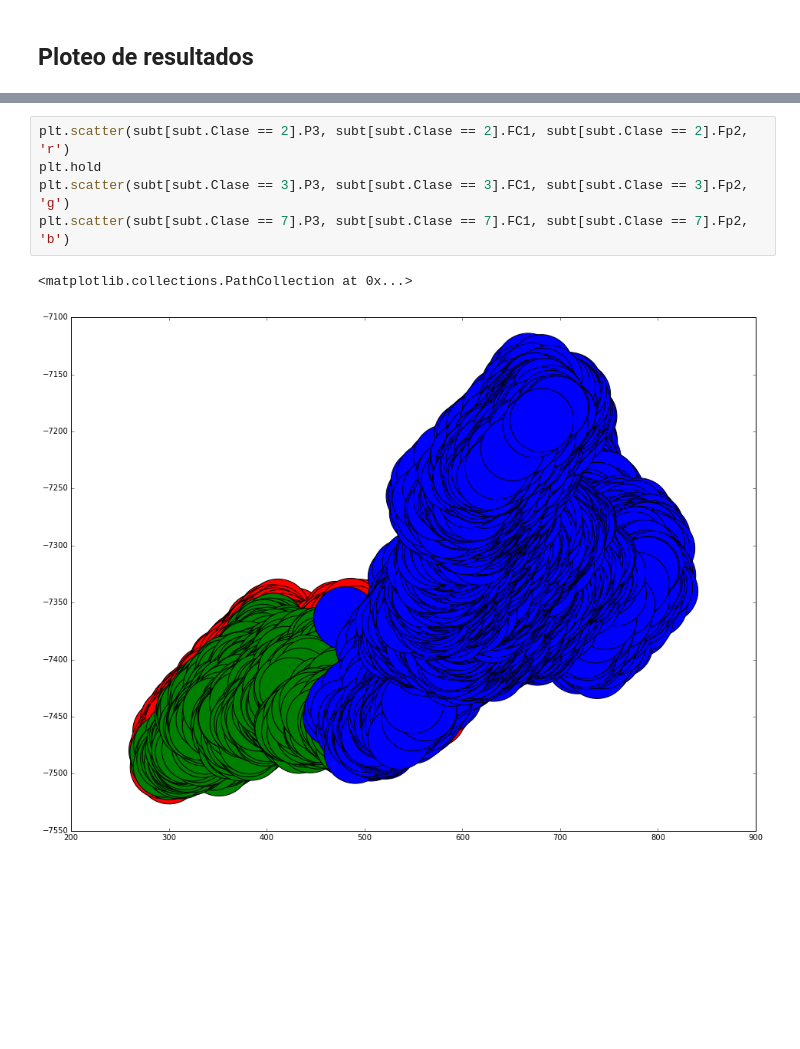
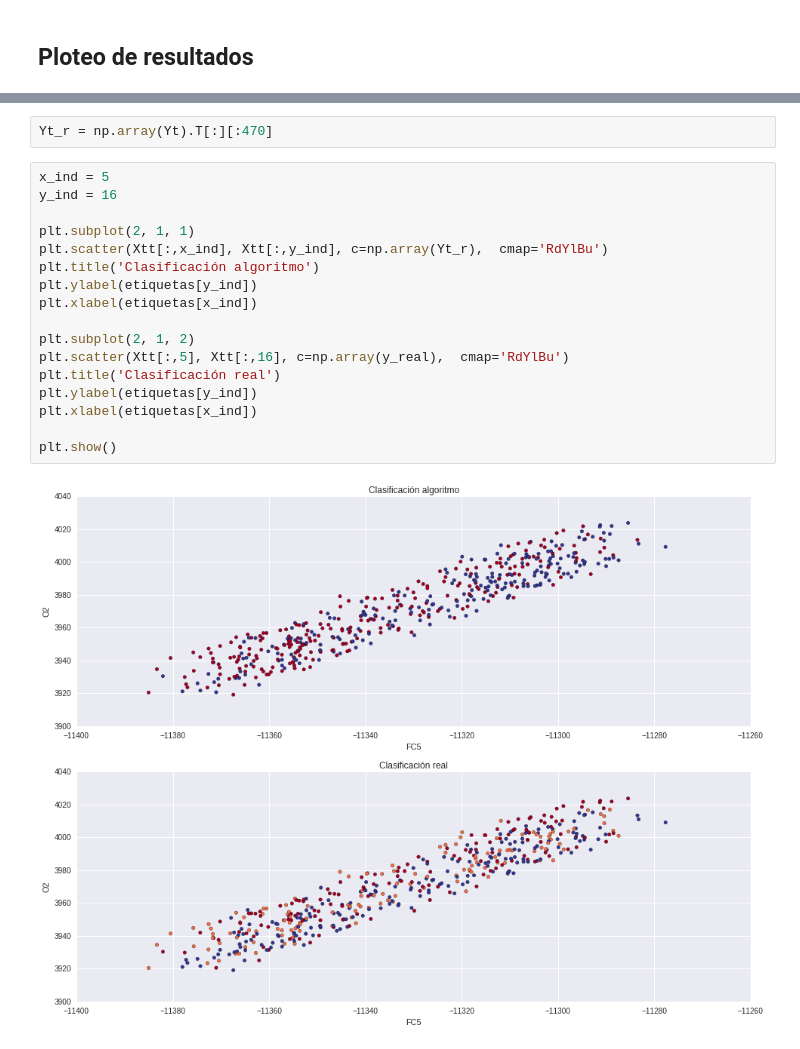
Before and after one commit to cramosu/bci_data, a Jupyter notebook: Biomedicina.ipynb, the cells around one changed output, grey strips where cells are left out. Saved outputs shown, nothing was run; the diff lists cells and outputs as text; blank space fills up the shorter version.

```diff
--- a/Biomedicina.ipynb
+++ b/Biomedicina.ipynb
@@ -209,8 +147,21 @@ radviz(subt, 'Clase')
-# %%
-plt.scatter(subt[subt.Clase == 2].P3, subt[subt.Clase == 2].FC1, subt[subt.Clase == 2].Fp2, 'r')
-plt.hold
-plt.scatter(subt[subt.Clase == 3].P3, subt[subt.Clase == 3].FC1, subt[subt.Clase == 3].Fp2, 'g')
-plt.scatter(subt[subt.Clase == 7].P3, subt[subt.Clase == 7].FC1, subt[subt.Clase == 7].Fp2, 'b')
-# %% [output]
-<matplotlib.collections.PathCollection at 0x...>
-[figure, removed]
+# %%
+Yt_r = np.array(Yt).T[:][:470]
+# %%
+x_ind = 5
+y_ind = 16
+
+plt.subplot(2, 1, 1)
+plt.scatter(Xtt[:,x_ind], Xtt[:,y_ind], c=np.array(Yt_r),  cmap='RdYlBu')
+plt.title('Clasificación algoritmo')
+plt.ylabel(etiquetas[y_ind])
+plt.xlabel(etiquetas[x_ind])
+
+plt.subplot(2, 1, 2)
+plt.scatter(Xtt[:,5], Xtt[:,16], c=np.array(y_real),  cmap='RdYlBu')
+plt.title('Clasificación real')
+plt.ylabel(etiquetas[y_ind])
+plt.xlabel(etiquetas[x_ind])
+
+plt.show()
+# %% [output]
+[figure, added]
```
Also changed, not shown: parts of 23 cells of this notebook.
